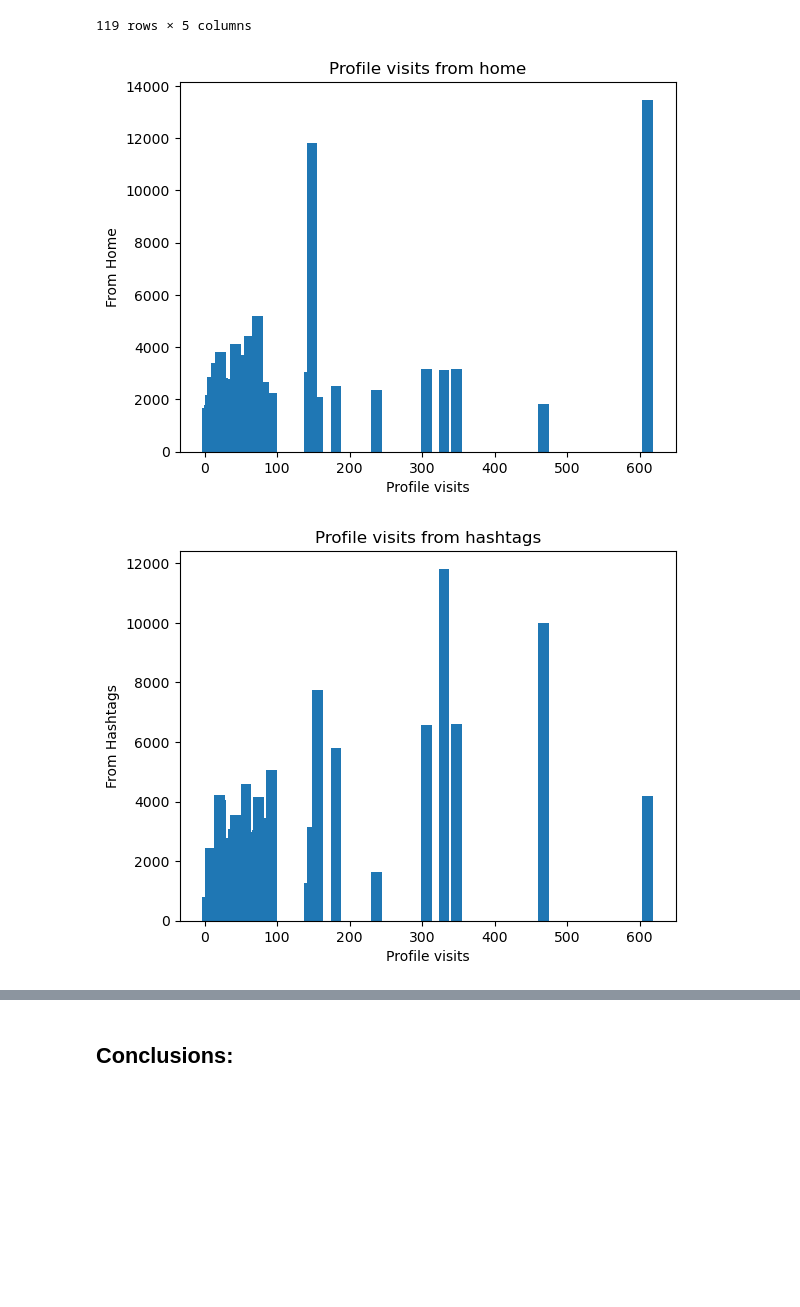
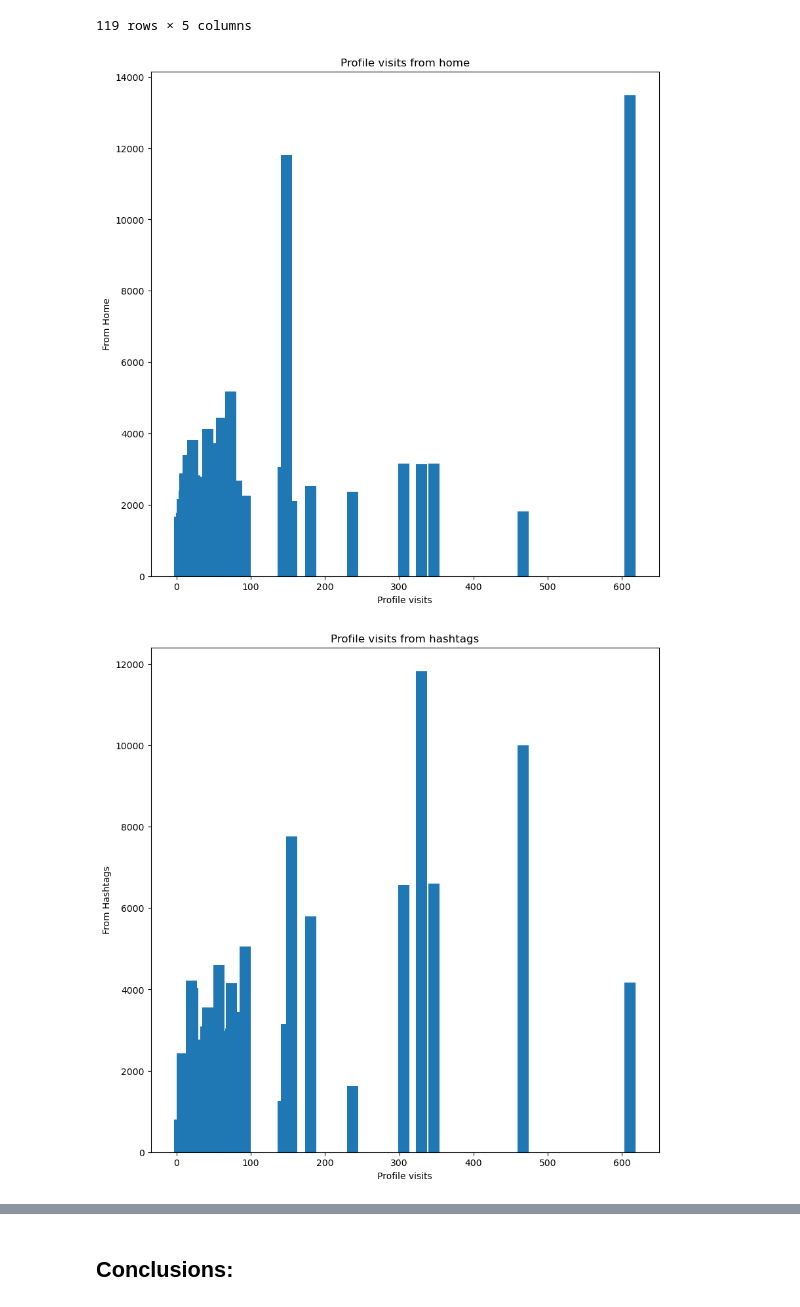
Before and after one commit to Fady-Foash97/Data-analysis-using-Pandas, a Jupyter notebook: Instagram data.ipynb, the cells around one changed output, grey strips where cells are left out. Cells and saved outputs as stored; diff of their text form; code cells hidden in the pictures; blank space fills up the shorter version.

```diff
--- a/Instagram data.ipynb
+++ b/Instagram data.ipynb
@@ -198,19 +199,21 @@ df[["Profile Visits", "From Home", "From Hashtags", "From Explore", "From Other"
 | 35 | 4 | 1659 | 796 | 29 | 21 |
 119 rows × 5 columns
 # %%
+plt.figure(figsize= (10,10))
 plt.bar(df["Profile Visits"], df["From Home"], width=15.0)
 plt.xlabel("Profile visits")
 plt.ylabel("From Home")
 plt.title("Profile visits from home")
 plt.show()
 # %% [output]
-[figure, old version]
+[figure, new version]
 # %%
+plt.figure(figsize= (10,10))
 plt.bar(df["Profile Visits"], df["From Hashtags"], width=15.0)
 plt.xlabel("Profile visits")
 plt.ylabel("From Hashtags")
 plt.title("Profile visits from hashtags")
 plt.show()
 # %% [output]
-[figure, old version]
+[figure, new version]
 # %%
```
Also changed, not shown: parts of 8 cells of this notebook, 1 other file.
